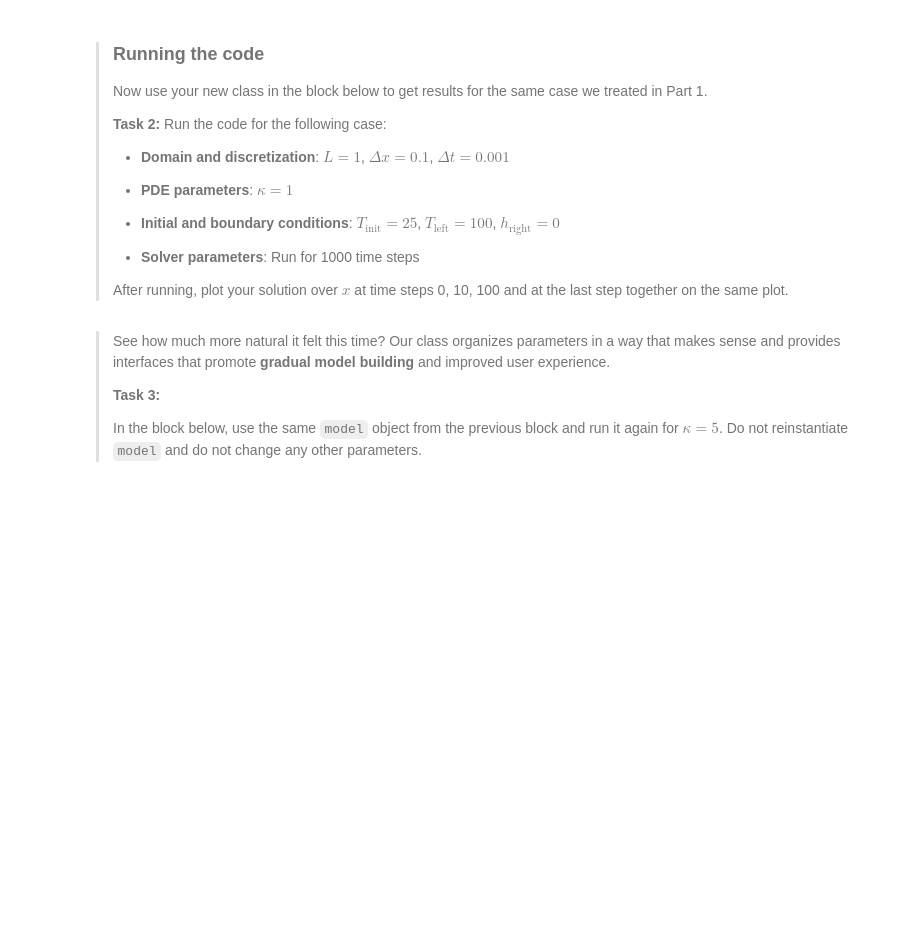
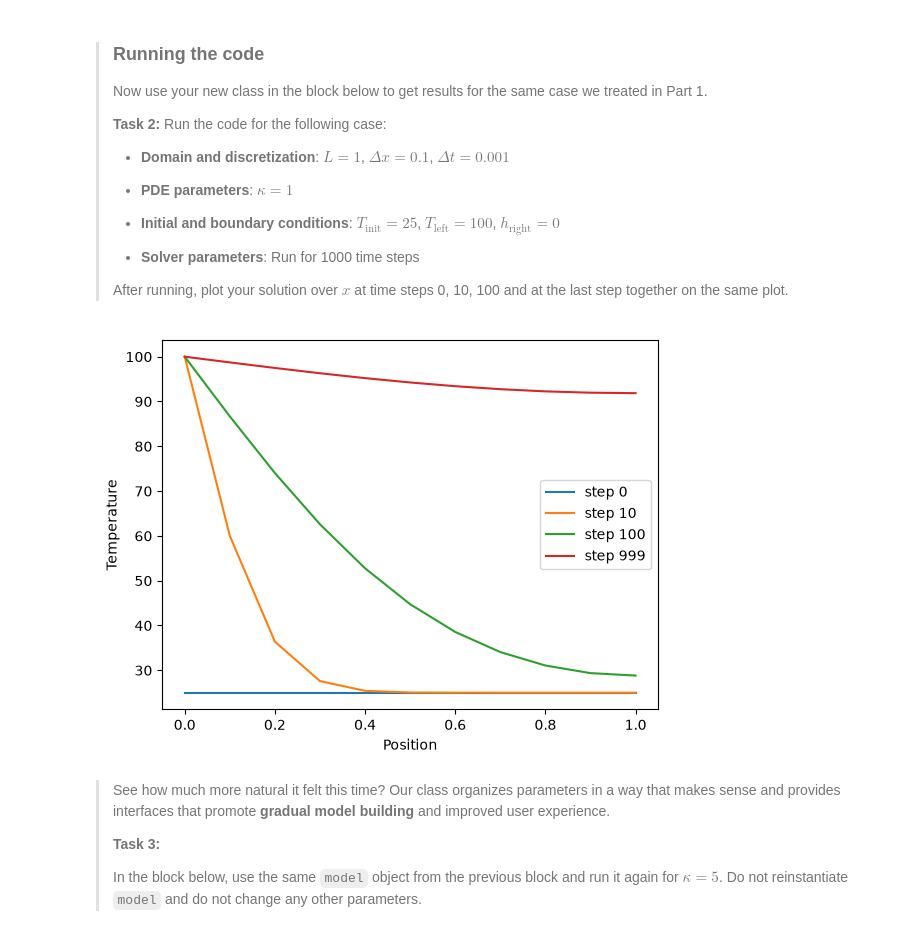
Before and after one commit to ngerolym/PA2.1, a Jupyter notebook: 2_oop.ipynb, the cells around one changed output. Cells and saved outputs as stored; diff of their text form; code cells hidden in the pictures; blank space fills up the shorter version.

```diff
--- a/2_oop.ipynb
+++ b/2_oop.ipynb
@@ -49,8 +49,11 @@ class Diffusion:
         plt.show()
 
     def _apply_bcs(self, n):
-        self.T[n+1,0] = # YOUR_CODE_LINE_HERE
-        self.T[n+1,-1] = # YOUR_CODE_LINE_HERE
+        self.T[n+1,0] = self.bc_left
+        self.T[n+1,-1] = self.T[n, -1] + (
+        2 * self.kappa * self.dt / self.dx**2
+        * (self.T[n, -2] - self.T[n, -1] + self.dx * self.bc_right)
+    )
 
     def solve(self, n_steps):
         # solution vectors
@@ -58,13 +61,14 @@ class Diffusion:
         self.T = np.zeros((n_steps,nx))
 
         # temperature field at t=0
-        self.T[0,:] = # YOUR_CODE_LINE_HERE
+        self.T[0,:] = self.init_temp
 
         # loop through time
         for n in range(n_steps-1):
             # solution in the interior
             for m in range(1,nx-1):
-                self.T[n+1,m] = # YOUR_CODE_LINE_HERE
+                self.T[n+1,m] = self.T[n,m] + self.kappa*self.dt/self.dx**2 * (
+    self.T[n,m+1] - 2*self.T[n,m] + self.T[n,m-1])
 
             # solution at the boundaries
             self._apply_bcs(n)
@@ -93,3 +91,12 @@ model.set_bcs(# YOUR_CODE_LINE_HERE )
+# %%
+model = Diffusion(1, 0.1, 0.001)
+model.set_pde_params(1)
+model.set_bcs(25, 100, 0)
+
+model.solve(1000)
+model.plot_steps([0, 10, 100, 999])
+# %% [output]
+[figure, added]
 # %% [markdown]
 > See how much more natural it felt this time? Our class organizes parameters in a way that makes sense and provides interfaces that promote **gradual model building** and improved user experience.
 >
```
Also changed, not shown: parts of 6 cells of this notebook, 1 other file.
